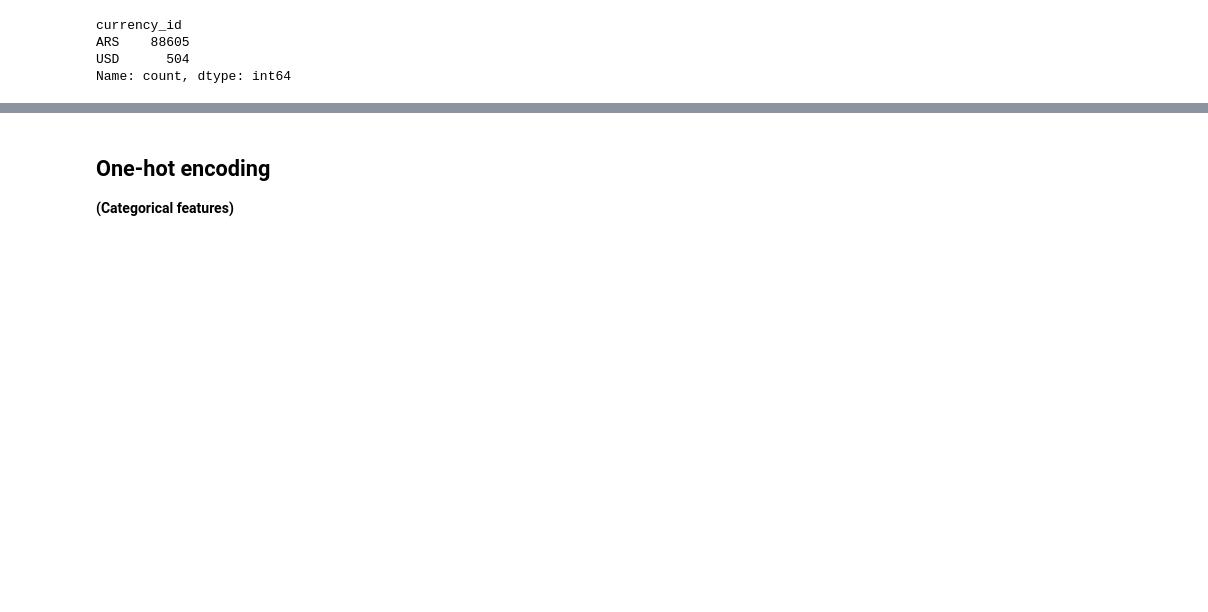
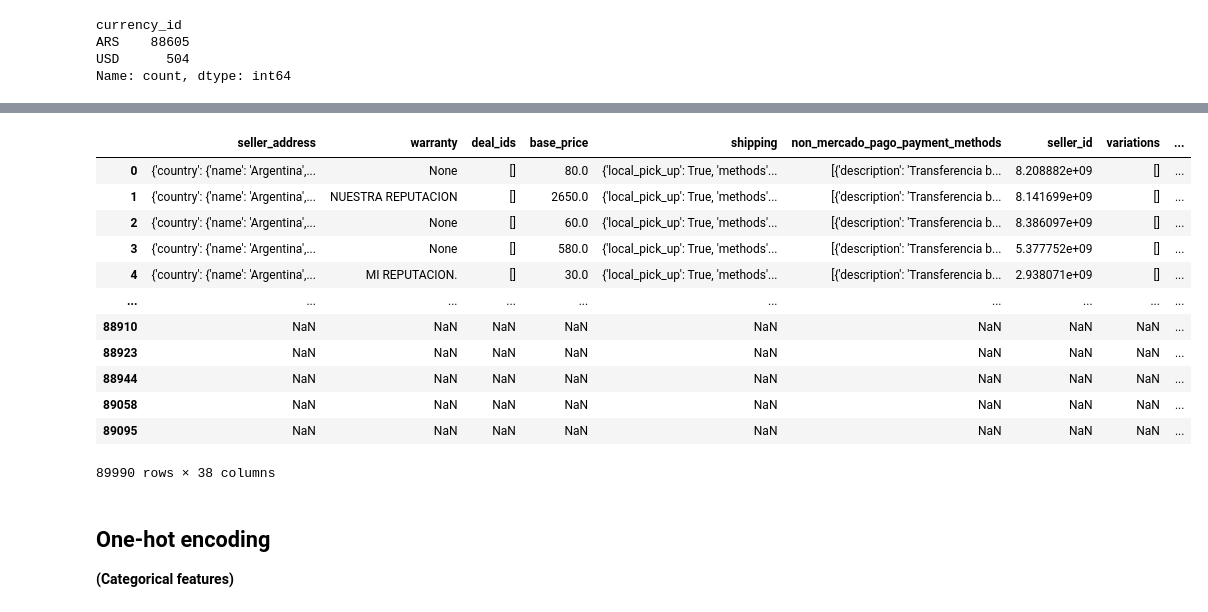
Before and after one commit to MLsound/mercadolibre-new-used-prediction, a Jupyter notebook: EDA.ipynb, the cells around one changed output, grey strips where cells are left out. Cells and saved outputs as stored; diff of their text form; code cells hidden in the pictures; blank space fills up the shorter version.

```diff
--- a/EDA.ipynb
+++ b/EDA.ipynb
@@ -572,5 +662,21 @@ is_USD
 1      504
 Name: count, dtype: int64
+# %%
+X_train_df
+# %% [output]
+|  | seller_address | warranty | deal_ids | base_price | shipping | non_mercado_pago_payment_methods | seller_id | variations | ... |
+| 0 | {'country': {'name': 'Argentina',... | None | [] | 80.0 | {'local_pick_up': True, 'methods'... | [{'description': 'Transferencia b... | 8.208882e+09 | [] | ... |
+| 1 | {'country': {'name': 'Argentina',... | NUESTRA REPUTACION | [] | 2650.0 | {'local_pick_up': True, 'methods'... | [{'description': 'Transferencia b... | 8.141699e+09 | [] | ... |
+| 2 | {'country': {'name': 'Argentina',... | None | [] | 60.0 | {'local_pick_up': True, 'methods'... | [{'description': 'Transferencia b... | 8.386097e+09 | [] | ... |
+| 3 | {'country': {'name': 'Argentina',... | None | [] | 580.0 | {'local_pick_up': True, 'methods'... | [{'description': 'Transferencia b... | 5.377752e+09 | [] | ... |
+| 4 | {'country': {'name': 'Argentina',... | MI REPUTACION. | [] | 30.0 | {'local_pick_up': True, 'methods'... | [{'description': 'Transferencia b... | 2.938071e+09 | [] | ... |
+| ... | ... | ... | ... | ... | ... | ... | ... | ... | ... |
+| 88910 | NaN | NaN | NaN | NaN | NaN | NaN | NaN | NaN | ... |
+| 88923 | NaN | NaN | NaN | NaN | NaN | NaN | NaN | NaN | ... |
+| 88944 | NaN | NaN | NaN | NaN | NaN | NaN | NaN | NaN | ... |
+| 89058 | NaN | NaN | NaN | NaN | NaN | NaN | NaN | NaN | ... |
+| 89095 | NaN | NaN | NaN | NaN | NaN | NaN | NaN | NaN | ... |
+89990 rows × 38 columns
 # %%
 # Convert booleans into integers
 for col in ['accepts_mercadopago', 'automatic_relist']:
```
Also changed, not shown: parts of 66 cells of this notebook, 7 other files.
